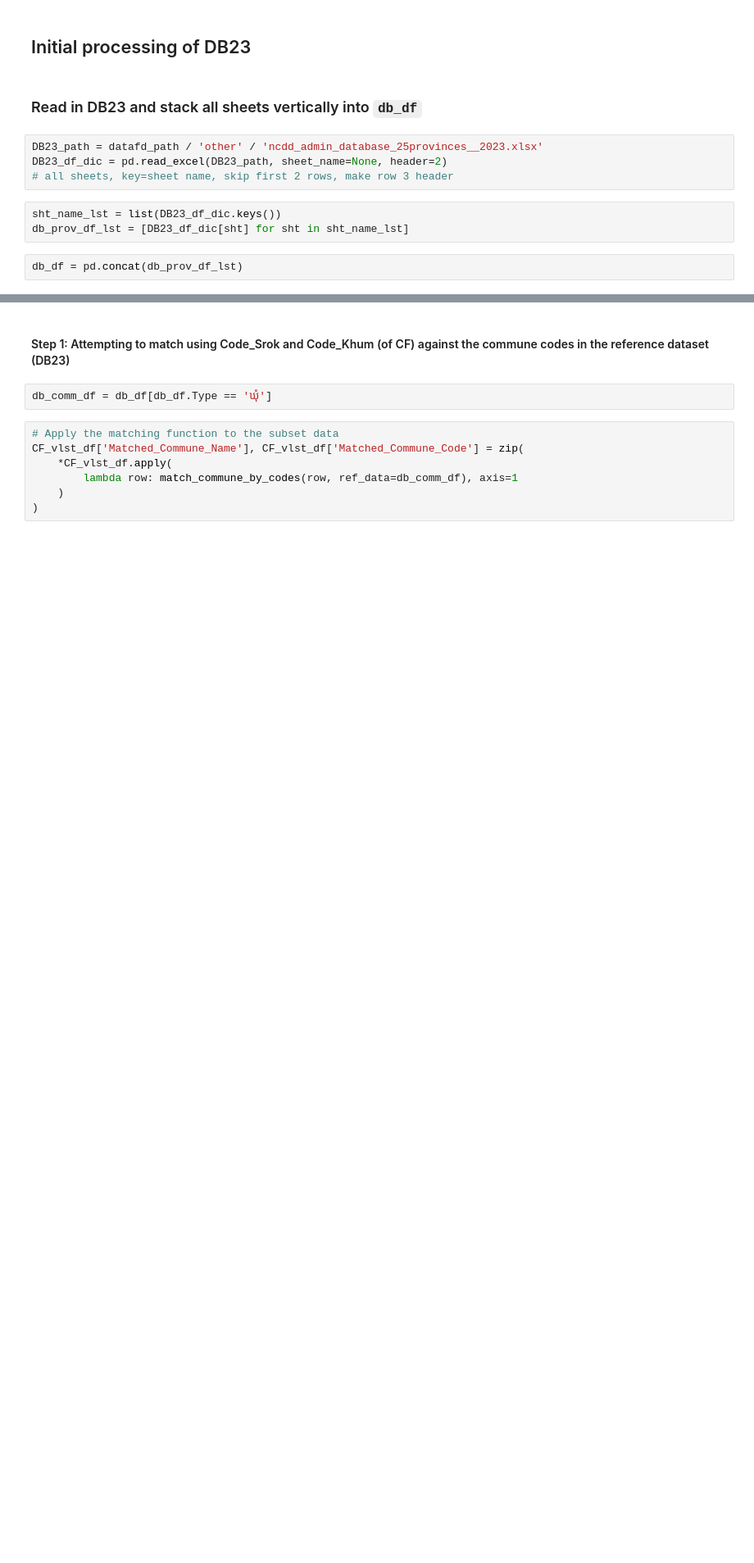
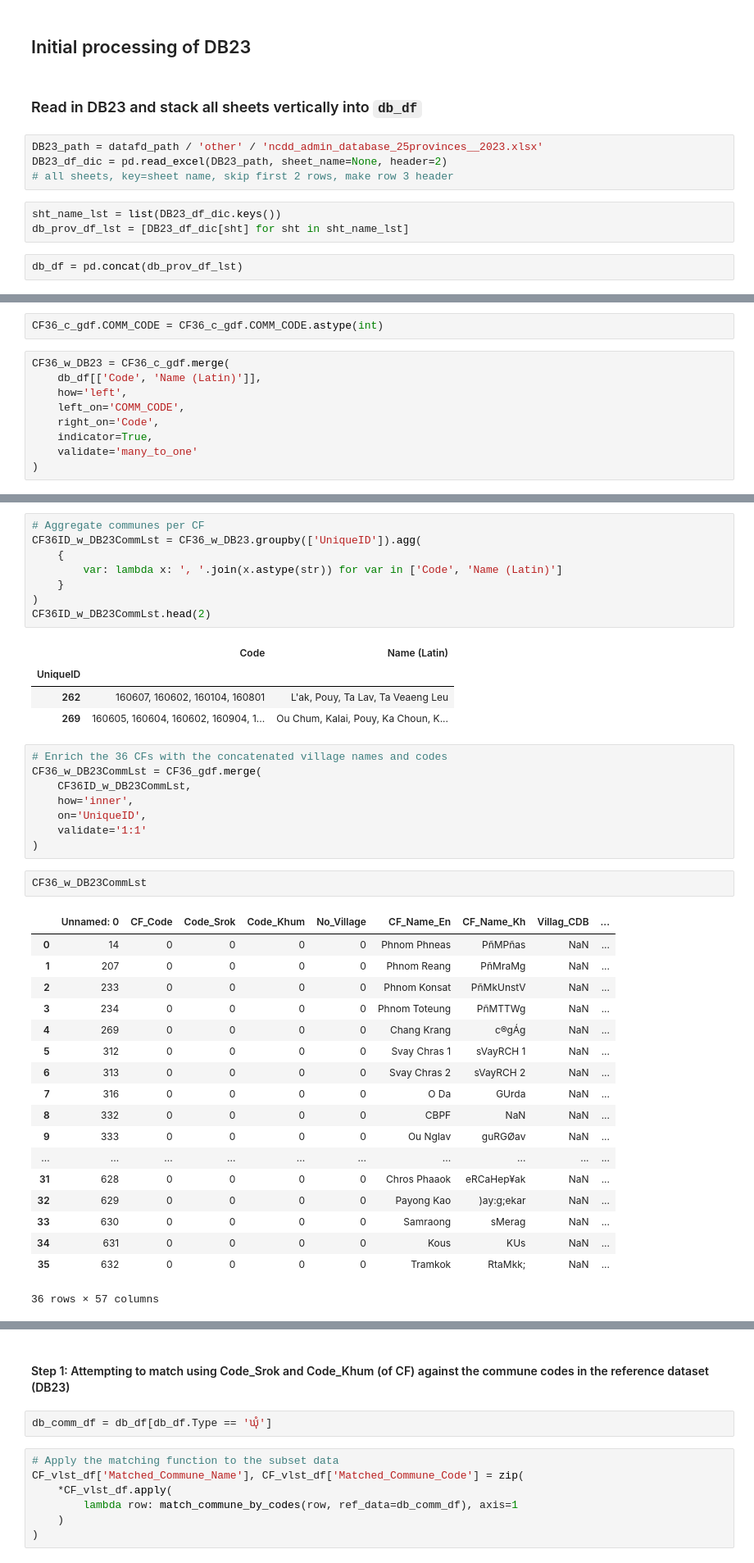
Before and after one commit to sig-gis/mpi, a Jupyter notebook: code/other/match_commune_CF_vs_DB23.ipynb, the cells around one changed output, grey strips where cells are left out. Shown at 82% size. Drawn from its saved outputs; the diff is of its cells as text; blank space fills up the shorter version.

```diff
--- a/code/other/match_commune_CF_vs_DB23.ipynb
+++ b/code/other/match_commune_CF_vs_DB23.ipynb
@@ -41,0 +112,11 @@ db_df = pd.concat(db_prov_df_lst)
+# %%
+CF36_c_gdf.COMM_CODE = CF36_c_gdf.COMM_CODE.astype(int)
+# %%
+CF36_w_DB23 = CF36_c_gdf.merge(
+    db_df[['Code', 'Name (Latin)']],
+    how='left',
+    left_on='COMM_CODE',
+    right_on='Code',
+    indicator=True,
+    validate='many_to_one'
+)
@@ -41,0 +155,42 @@ db_df = pd.concat(db_prov_df_lst)
+# %%
+# Aggregate communes per CF
+CF36ID_w_DB23CommLst = CF36_w_DB23.groupby(['UniqueID']).agg(
+    {
+        var: lambda x: ', '.join(x.astype(str)) for var in ['Code', 'Name (Latin)']
+    }
+)
+CF36ID_w_DB23CommLst.head(2)
+# %% [output]
+|  | Code | Name (Latin) |
+| UniqueID |  |  |
+| 262 | 160607, 160602, 160104, 160801 | L'ak, Pouy, Ta Lav, Ta Veaeng Leu |
+| 269 | 160605, 160604, 160602, 160904, 1... | Ou Chum, Kalai, Pouy, Ka Choun, K... |
+# %%
+# Enrich the 36 CFs with the concatenated village names and codes
+CF36_w_DB23CommLst = CF36_gdf.merge(
+    CF36ID_w_DB23CommLst,
+    how='inner',
+    on='UniqueID',
+    validate='1:1'
+)
+# %%
+CF36_w_DB23CommLst
+# %% [output]
+|  | Unnamed: 0 | CF_Code | Code_Srok | Code_Khum | No_Village | CF_Name_En | CF_Name_Kh | Villag_CDB | ... |
+| 0 | 14 | 0 | 0 | 0 | 0 | Phnom Phneas | PñMPñas | NaN | ... |
+| 1 | 207 | 0 | 0 | 0 | 0 | Phnom Reang | PñMraMg | NaN | ... |
+| 2 | 233 | 0 | 0 | 0 | 0 | Phnom Konsat | PñMkUnstV | NaN | ... |
+| 3 | 234 | 0 | 0 | 0 | 0 | Phnom Toteung | PñMTTWg | NaN | ... |
+| 4 | 269 | 0 | 0 | 0 | 0 | Chang Krang | c®gÁg | NaN | ... |
+| 5 | 312 | 0 | 0 | 0 | 0 | Svay Chras 1 | sVayRCH 1 | NaN | ... |
+| 6 | 313 | 0 | 0 | 0 | 0 | Svay Chras 2 | sVayRCH 2 | NaN | ... |
+| 7 | 316 | 0 | 0 | 0 | 0 | O Da | GUrda | NaN | ... |
+| 8 | 332 | 0 | 0 | 0 | 0 | CBPF | NaN | NaN | ... |
+| 9 | 333 | 0 | 0 | 0 | 0 | Ou Nglav | guRGØav | NaN | ... |
+| ... | ... | ... | ... | ... | ... | ... | ... | ... | ... |
+| 31 | 628 | 0 | 0 | 0 | 0 | Chros Phaaok | eRCaHep¥ak | NaN | ... |
+| 32 | 629 | 0 | 0 | 0 | 0 | Payong Kao | )ay:g;ekar | NaN | ... |
+| 33 | 630 | 0 | 0 | 0 | 0 | Samraong | sMerag | NaN | ... |
+| 34 | 631 | 0 | 0 | 0 | 0 | Kous | KUs | NaN | ... |
+| 35 | 632 | 0 | 0 | 0 | 0 | Tramkok | RtaMkk; | NaN | ... |
+36 rows × 57 columns
```
Also changed, not shown: parts of 46 cells of this notebook, 2 other files.
